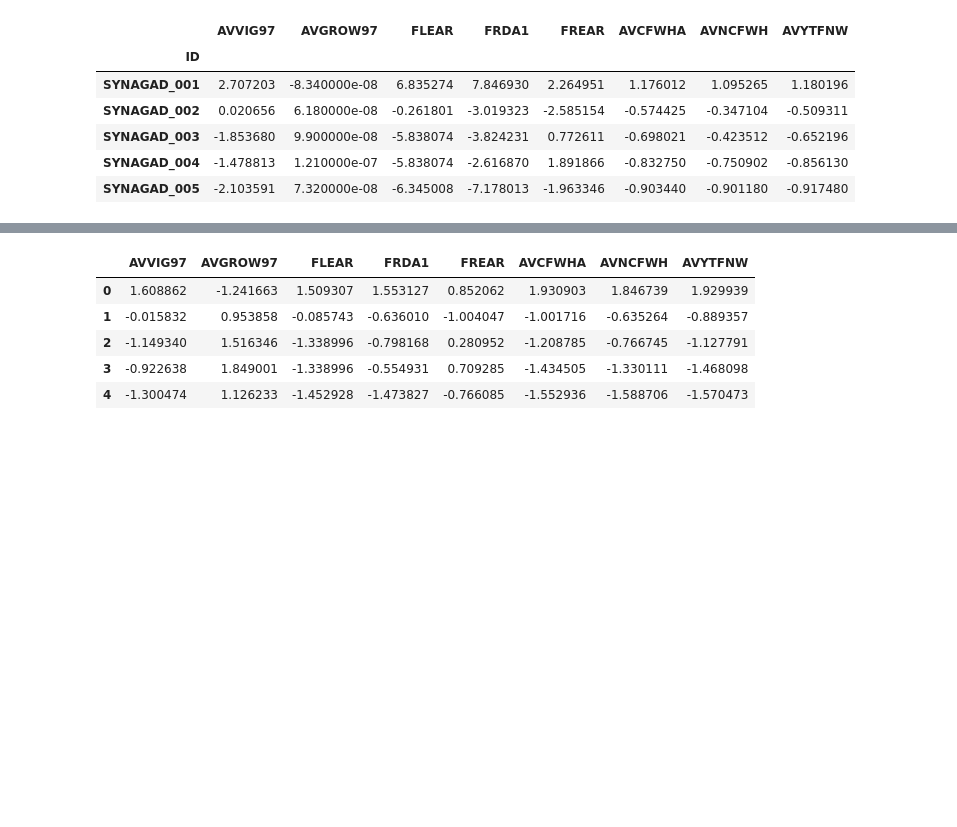
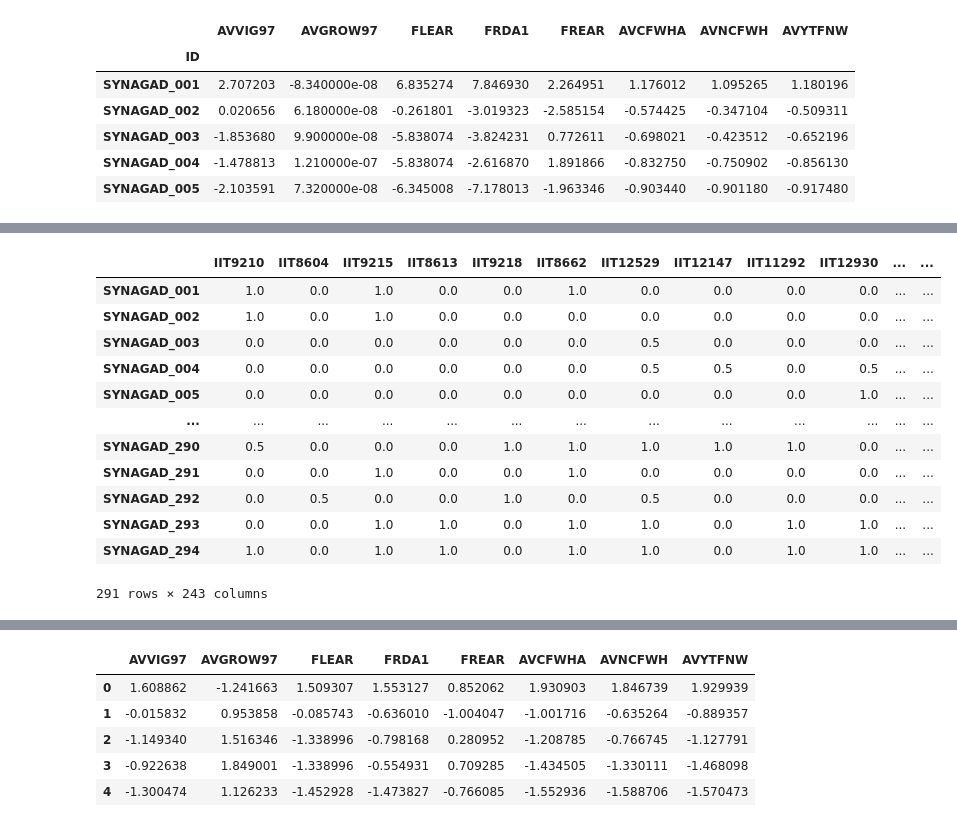
Before and after one commit to ericfreenda8793/com_gen_data_analysis_final_project, a Jupyter notebook: main.ipynb, the cells around one changed output, grey strips where cells are left out. Cells and saved outputs as stored; diff of their text form; code cells hidden in the pictures; blank space fills up the shorter version.

```diff
--- a/main.ipynb
+++ b/main.ipynb
@@ -14,7 +73,7 @@ from scipy.sparse import csr_matrix
 # %%
 # load in the data
-genotypes = pd.read_csv('tomatoes/more_genotypes.txt', index_col=0)
-phenotype = pd.read_csv('tomatoes/phenodata_BLUP_2012.txt', sep='\t', index_col='ID')
+genotypes = pd.read_csv('Genotypic_data_maf10_min10_291acc.txt', index_col=0)
+phenotype = pd.read_csv('phenodata_BLUP_2012.txt', sep='\t', index_col='ID')
 # %%
 print("Data preview:")
 genotypes.head()
@@ -42,3 +108,41 @@ Data preview:
+# %%
+def calculate_maf(df):
+    # Calculate minor allele frequency
+    maf = df.apply(lambda x: min(x.mean(), 1-x.mean()), axis=0)
+    return maf
+
+def ld_pruning(df, threshold=0.5):
+    # Calculate correlation matrix
+    corr = df.corr()
+    # Identify pairs of SNPs with correlation greater than the threshold
+    # Avoid double removal and self-comparison (i.e., diagonal elements)
+    to_remove = set()
+    for i in range(corr.shape[0]):
+        for j in range(i+1, corr.shape[0]):
+            if corr.iloc[i, j] > threshold:
+                to_remove.add(corr.columns[j])
+    return df.drop(columns=to_remove)
+# %%
+# Filter SNPs by MAF and LD
+maf = calculate_maf(genotypes)
+genotypes_filtered = genotypes.loc[:, maf >= 0.01] # Filter out SNPs with MAF less than 1%
+genotypes_pruned = ld_pruning(genotypes_filtered)
+# %%
+genotypes_pruned
+# %% [output]
+|  | IIT9210 | IIT8604 | IIT9215 | IIT8613 | IIT9218 | IIT8662 | IIT12529 | IIT12147 | IIT11292 | IIT12930 | ... | ... |
+| SYNAGAD_001 | 1.0 | 0.0 | 1.0 | 0.0 | 0.0 | 1.0 | 0.0 | 0.0 | 0.0 | 0.0 | ... | ... |
+| SYNAGAD_002 | 1.0 | 0.0 | 1.0 | 0.0 | 0.0 | 0.0 | 0.0 | 0.0 | 0.0 | 0.0 | ... | ... |
+| SYNAGAD_003 | 0.0 | 0.0 | 0.0 | 0.0 | 0.0 | 0.0 | 0.5 | 0.0 | 0.0 | 0.0 | ... | ... |
+| SYNAGAD_004 | 0.0 | 0.0 | 0.0 | 0.0 | 0.0 | 0.0 | 0.5 | 0.5 | 0.0 | 0.5 | ... | ... |
+| SYNAGAD_005 | 0.0 | 0.0 | 0.0 | 0.0 | 0.0 | 0.0 | 0.0 | 0.0 | 0.0 | 1.0 | ... | ... |
+| ... | ... | ... | ... | ... | ... | ... | ... | ... | ... | ... | ... | ... |
+| SYNAGAD_290 | 0.5 | 0.0 | 0.0 | 0.0 | 1.0 | 1.0 | 1.0 | 1.0 | 1.0 | 0.0 | ... | ... |
+| SYNAGAD_291 | 0.0 | 0.0 | 1.0 | 0.0 | 0.0 | 1.0 | 0.0 | 0.0 | 0.0 | 0.0 | ... | ... |
+| SYNAGAD_292 | 0.0 | 0.5 | 0.0 | 0.0 | 1.0 | 0.0 | 0.5 | 0.0 | 0.0 | 0.0 | ... | ... |
+| SYNAGAD_293 | 0.0 | 0.0 | 1.0 | 1.0 | 0.0 | 1.0 | 1.0 | 0.0 | 1.0 | 1.0 | ... | ... |
+| SYNAGAD_294 | 1.0 | 0.0 | 1.0 | 1.0 | 0.0 | 1.0 | 1.0 | 0.0 | 1.0 | 1.0 | ... | ... |
+291 rows × 243 columns
 # %%
 # 'genotypes' and 'phenotype' are already loaded and aligned by their indices
 # now we check for missing data
```
Also changed, not shown: parts of 20 cells of this notebook.
